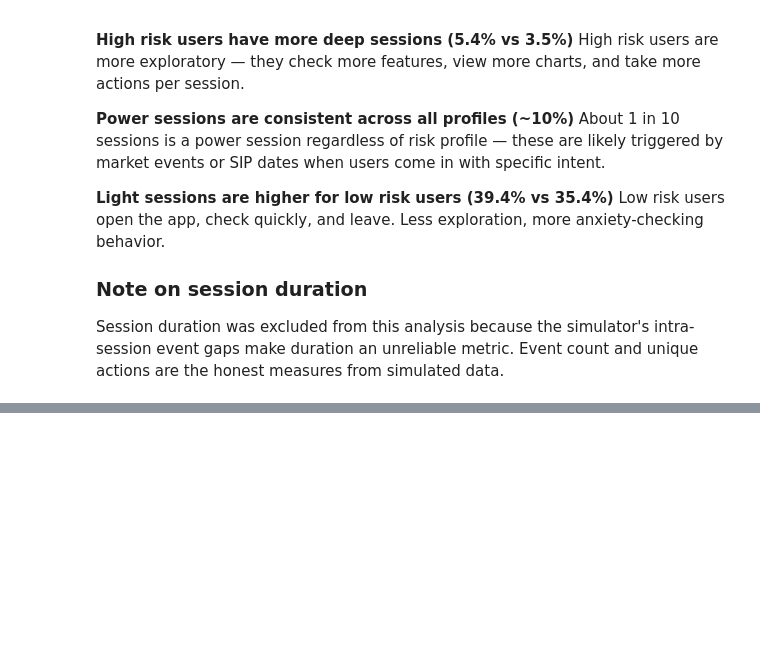
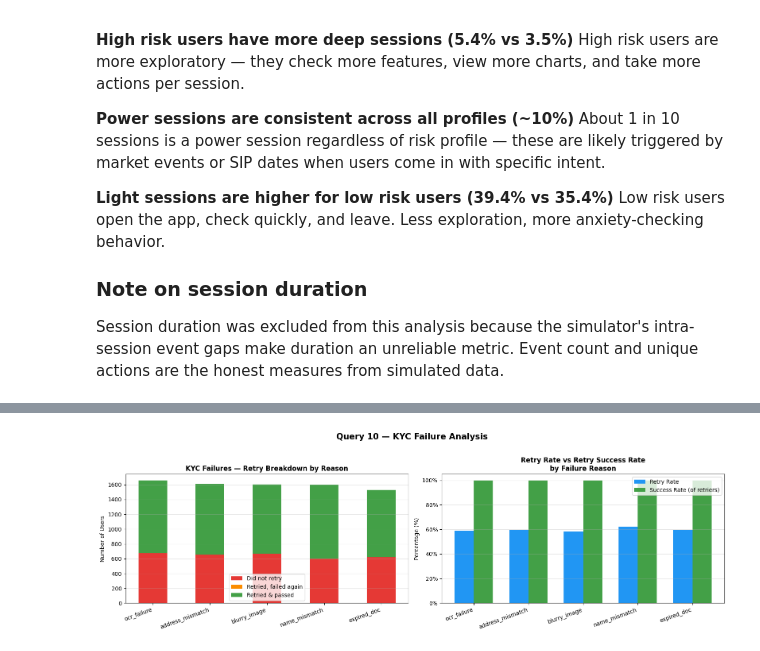
Before and after one commit to srgmnagar/FinPath, a Jupyter notebook: notebooks/finpath_analytics.ipynb, the cells around one changed output, grey strips where cells are left out. Cells and saved outputs as stored; diff of their text form; code cells hidden in the pictures; blank space fills up the shorter version.

```diff
--- a/notebooks/finpath_analytics.ipynb
+++ b/notebooks/finpath_analytics.ipynb
@@ -919,0 +1215,44 @@ are the honest measures from simulated data.
+# %%
+fig, axes = plt.subplots(1, 2, figsize=(16, 5))
+
+# Chart 1: Total failures + retry breakdown (stacked bar)
+ax1 = axes[0]
+x = range(len(df_kycfailure))
+bars_failed = ax1.bar(x, df_kycfailure['total_failures'] - df_kycfailure['retried'],
+                      label='Did not retry', color='#E53935', width=0.5)
+bars_retried = ax1.bar(x, df_kycfailure['retried'] - df_kycfailure['retry_success'],
+                       bottom=df_kycfailure['total_failures'] - df_kycfailure['retried'],
+                       label='Retried, failed again', color='#FB8C00', width=0.5)
+bars_success = ax1.bar(x, df_kycfailure['retry_success'],
+                       bottom=df_kycfailure['total_failures'] - df_kycfailure['retry_success'],
+                       label='Retried & passed', color='#43A047', width=0.5)
+ax1.set_xticks(list(x))
+ax1.set_xticklabels(df_kycfailure['failure_reason'], rotation=20, ha='right')
+ax1.set_title('KYC Failures — Retry Breakdown by Reason',
+              fontsize=12, fontweight='bold')
+ax1.set_ylabel('Number of Users')
+ax1.legend()
+ax1.grid(axis='y', alpha=0.3)
+
+# Chart 2: Retry rate vs retry success rate
+ax2 = axes[1]
+width = 0.35
+xi = list(range(len(df_kycfailure)))
+ax2.bar([i - width/2 for i in xi], df_kycfailure['retry_rate_pct'],
+        width=width, label='Retry Rate', color='#2196F3')
+ax2.bar([i + width/2 for i in xi], df_kycfailure['retry_success_rate_pct'],
+        width=width, label='Success Rate (of retriers)', color='#43A047')
+ax2.set_xticks(xi)
+ax2.set_xticklabels(df_kycfailure['failure_reason'], rotation=20, ha='right')
+ax2.yaxis.set_major_formatter(mtick.PercentFormatter())
+ax2.set_title('Retry Rate vs Retry Success Rate\nby Failure Reason',
+              fontsize=12, fontweight='bold')
+ax2.set_ylabel('Percentage (%)')
+ax2.legend()
+ax2.grid(axis='y', alpha=0.3)
+
+plt.suptitle('Query 10 — KYC Failure Analysis', fontsize=15, fontweight='bold', y=1.02)
+plt.tight_layout()
+plt.show()
+# %% [output]
+[figure, added]
```
Also changed, not shown: parts of 15 cells of this notebook, 1 other file.
